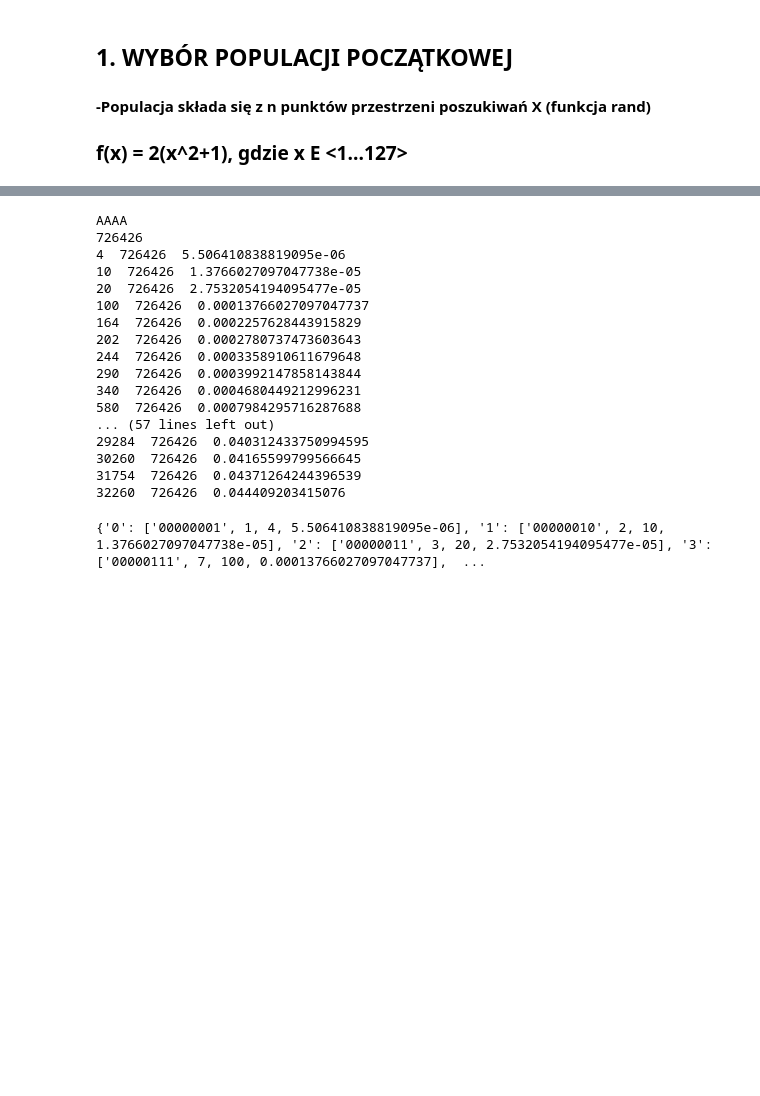
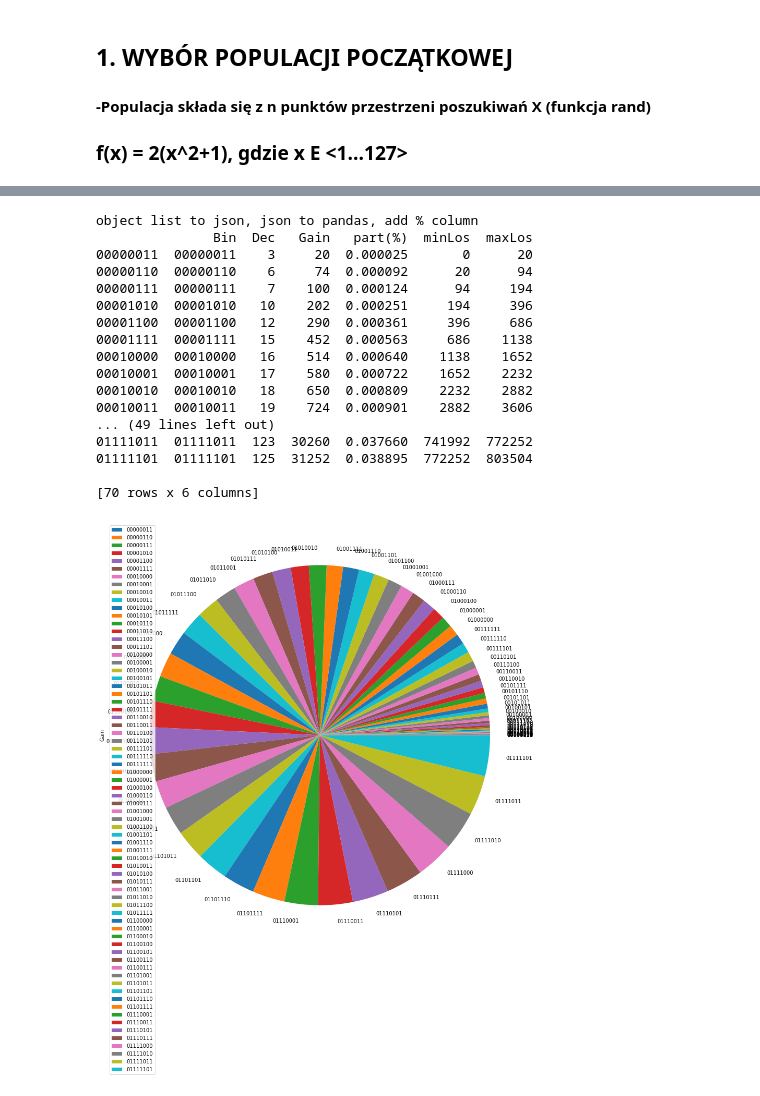
Before and after one commit to sosnus/psi-2019, a Jupyter notebook: alg-genetyczny.ipynb, the cells around one changed output, grey strips where cells are left out. Drawn from its saved outputs; the diff is of its cells as text; code cells hidden in the pictures; blank space fills up the shorter version.

```diff
--- a/alg-genetyczny.ipynb
+++ b/alg-genetyczny.ipynb
@@ -30,6 +40,6 @@ def selection_sort(x):
         (x[i], x[swap]) = (x[swap], x[i])
     return x
 
-selection_sort(M)
+M = selection_sort(M)
 print(M)
 # %% [output]
@@ -60,9 +60,9 @@ class Gen:
 # %%
+print("array(1,100) to list/ collection(T:Gen), count unical Gen, count genotypeSum ")
 genotypeSum = 0
 
-# def sorted_array_group(x, genotypeSum):
 t_genList = []
-t_genList.append(Gen(-1))
+t_genList.append(Gen(0))
 for i in M:
     if i == t_genList[-1].value:
         t_genList[-1].cnt = t_genList[-1].cnt + 1
@@ -70,11 +70,8 @@ for i in M:
         t_genList.append(Gen(i))
         genotypeSum = genotypeSum + Gen(i).adaptation
 del t_genList[0]
-for i in t_genList:
-    print(i.printAllInfo())
 
 genGroup = t_genList
-#  sorted_array_group(M, genotypeSum)
 
 genotypeCnt = len(genGroup)
 print("genotypeCnt = " + str(genotypeCnt))
@@ -100,44 +83,36 @@ genotypeSum = 726426
 # %%
+print("object list to json, json to pandas, add % column")
 data = {}
+losL = 0
+losH = 0
 for i in range(genotypeCnt):
-    data[str(i)]= [genGroup[i].printBin(),genGroup[i].value, genGroup[i].adaptation,genGroup[i].adaptation/genotypeSum]
-a = pd.DataFrame.from_dict(data,columns = ['Bin', 'Dec', 'Gain', '%'], orient='index') #,keys=keys )
-gainSum=0
-for index, row in a.iterrows():
-    gainSum+=row.values[2]
+    losH = losL+genGroup[i].adaptation
+    data[genGroup[i].printBin()]= [genGroup[i].printBin(),genGroup[i].value, genGroup[i].adaptation,genGroup[i].adaptation/genotypeSum,losL,losH]
+    losL = losH
+
+    a = pd.DataFrame.from_dict(data,columns = ['Bin', 'Dec', 'Gain', 'part(%)','minLos','maxLos'], orient='index')
 
 for index, row in a.iterrows():
-    print(str(row.values[2])+"  "+str(gainSum)+"  "+str(row.values[2]/gainSum))
-    row.values[3]=(row.values[2]/gainSum)
-#     gainSum+=row.values[2]
-#     print(row.values[2])
-# print(a)
+    row.values[3]=(row.values[2]/genotypeSum )
+plot = a.plot.pie(y='Gain', figsize=(15, 15)) #, labels='Bin')
+# plot.show()
+print(a)
 # %% [output]
-AAAA
-726426
-4  726426  5.506410838819095e-06
-10  726426  1.3766027097047738e-05
-20  726426  2.7532054194095477e-05
-100  726426  0.00013766027097047737
-164  726426  0.0002257628443915829
-202  726426  0.0002780737473603643
-244  726426  0.0003358910611679648
-290  726426  0.0003992147858143844
-340  726426  0.0004680449212996231
-580  726426  0.0007984295716287688
-... (57 lines left out)
-29284  726426  0.040312433750994595
-30260  726426  0.04165599799566645
-31754  726426  0.04371264244396539
-32260  726426  0.044409203415076
+object list to json, json to pandas, add % column
+               Bin  Dec   Gain   part(%)  minLos  maxLos
+00000011  00000011    3     20  0.000025       0      20
+00000110  00000110    6     74  0.000092      20      94
+00000111  00000111    7    100  0.000124      94     194
+00001010  00001010   10    202  0.000251     194     396
+00001100  00001100   12    290  0.000361     396     686
+00001111  00001111   15    452  0.000563     686    1138
+00010000  00010000   16    514  0.000640    1138    1652
+00010001  00010001   17    580  0.000722    1652    2232
+00010010  00010010   18    650  0.000809    2232    2882
+00010011  00010011   19    724  0.000901    2882    3606
+... (49 lines left out)
+01111011  01111011  123  30260  0.037660  741992  772252
+01111101  01111101  125  31252  0.038895  772252  803504
+
+[70 rows x 6 columns]
+[figure, added]
-# %%
-    # data = {'row_1': [3, 2, 1, 0], 'row_2': ['a', 'b', 'c', 'd']}
-
-    print(data)
-
-                #, 1,0.2]
-#     data[str(i)]= ['Bin': int(genGroup[i].value), 'Dec': [0],  'Przyst': [0], 'Procent': [0.1]]
-
-#     data[str(i)]= {'Bin': int(genGroup[i].value), 'Dec': [0],  'Przyst': [0], 'Procent': [0.1]}
-# %% [output]
-{'0': ['00000001', 1, 4, 5.506410838819095e-06], '1': ['00000010', 2, 10, 1.3766027097047738e-05], '2': ['00000011', 3, 20, 2.7532054194095477e-05], '3': ['00000111', 7, 100, 0.00013766027097047737],  ...
```
Also changed, not shown: parts of 9 cells of this notebook.
